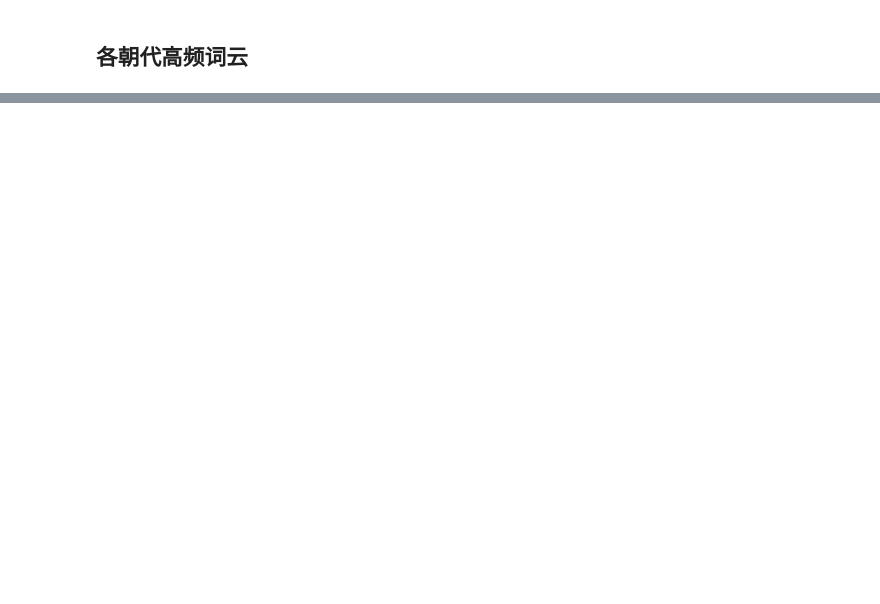
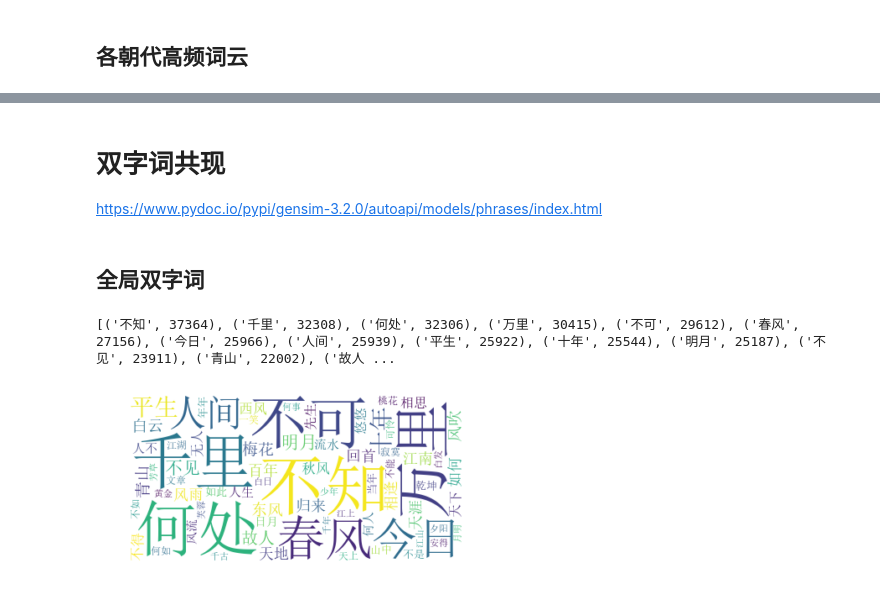
Before and after one commit to xujiachen/data-mining, a Jupyter notebook: word_frequency.ipynb, the cells around one changed output, grey strips where cells are left out. Drawn from its saved outputs; the diff is of its cells as text; code cells hidden in the pictures; blank space fills up the shorter version.

```diff
--- a/word_frequency.ipynb
+++ b/word_frequency.ipynb
@@ -148 +149,25 @@ for dynasty in dynastys:
 ... (19 outputs left out)
+# %% [markdown]
+# 双字词共现
+https://www.pydoc.io/pypi/gensim-3.2.0/autoapi/models/phrases/index.html
+# %%
+import re
+
+
+def generate_ngrams(s, n=2):
+    # s = s.lower()
+    # s = re.sub(r'[^a-zA-Z0-9\s]', ' ', s)
+    s = re.sub(r"[^\u4e00-\u9fa5]", " ", s)
+    tokens = []
+    for s in s.split(" "):
+        _tokens = [token for token in s if token != ""]
+        tokens.extend(_tokens)
+    ngrams = zip(*[tokens[i:] for i in range(n)])
+    return ["".join(ngram) for ngram in ngrams]
+# %% [markdown]
+## 全局双字词
+# %%
+show_wordcloud(" ".join(generate_ngrams(text,n=2)),"全局",print_count=200,type="two")
+# %% [output]
+[('不知', 37364), ('千里', 32308), ('何处', 32306), ('万里', 30415), ('不可', 29612), ('春风', 27156), ('今日', 25966), ('人间', 25939), ('平生', 25922), ('十年', 25544), ('明月', 25187), ('不见', 23911), ('青山', 22002), ('故人 ...
+[figure, added]
```
Also changed, not shown: parts of 14 cells of this notebook, 12 other files.
